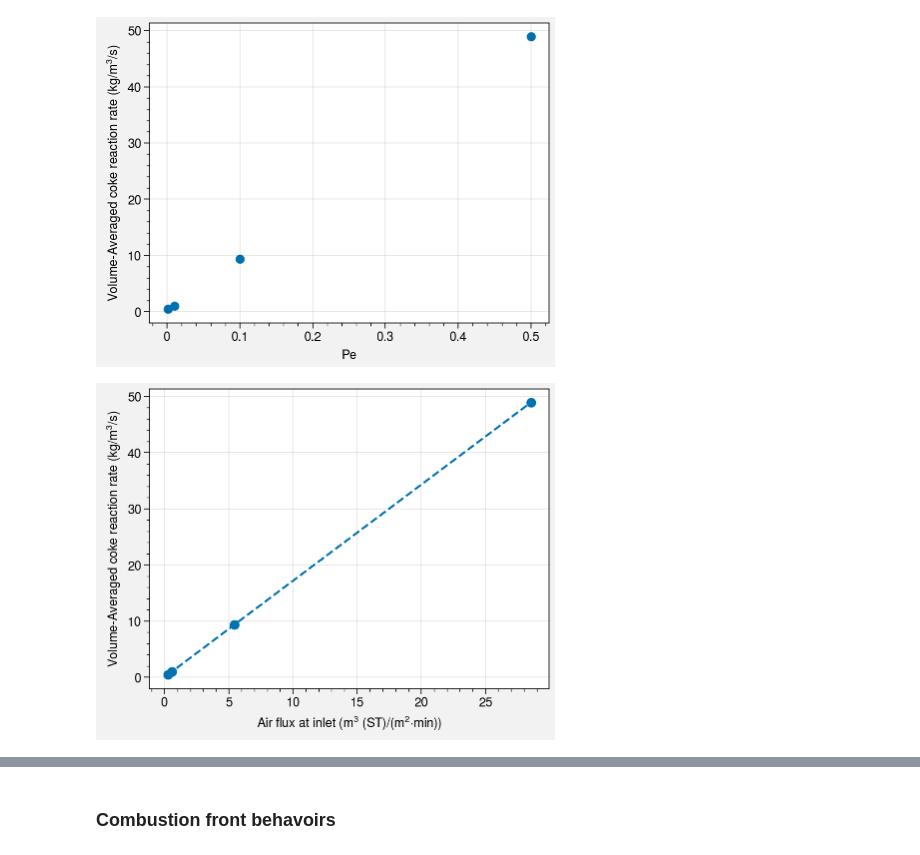
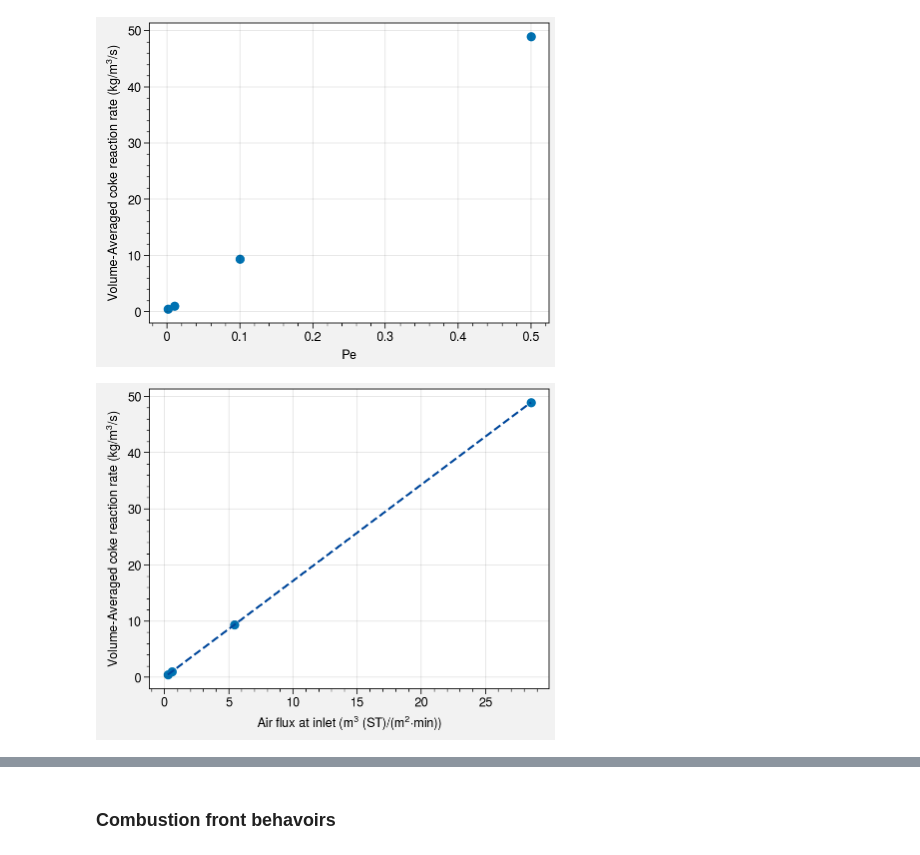
Before and after one commit to anoldfriend0718/openfoam, a Jupyter notebook: run/cokeCombustion/PeAnalysis/T773K/analysisPeEffect.ipynb, the cells around one changed output, grey strips where cells are left out. Saved outputs shown, nothing was run; the diff lists cells and outputs as text; code cells hidden in the pictures.

```diff
--- a/run/cokeCombustion/PeAnalysis/T773K/analysisPeEffect.ipynb
+++ b/run/cokeCombustion/PeAnalysis/T773K/analysisPeEffect.ipynb
@@ -163,8 +151,25 @@ total_O2_flux_ST_volume=[ flux/O2Fraction/rhoST/area*60 for flux in total_O2_flu
 # %%
+total_O2_flux_case_Pe1_3=list(df_O2_flux_at_inlet_case_Pe1_3[df_O2_flux_at_inlet_case_Pe1_3["time"]==float(max_t_case_Pe1_3)]["total_flux"])[0]
+total_O2_flux_case_Pe1_2=list(df_O2_flux_at_inlet_case_Pe1_2[df_O2_flux_at_inlet_case_Pe1_2["time"]==float(max_t_case_Pe1_2)]["total_flux"])[0]
+total_O2_flux_case_Pe1_1=list(df_O2_flux_at_inlet_case_Pe1_1[df_O2_flux_at_inlet_case_Pe1_1["time"]==float(max_t_case_Pe1_1)]["total_flux"])[0]
+total_O2_flux_case_Pe5_1=list(df_O2_flux_at_inlet_case_Pe5_1[df_O2_flux_at_inlet_case_Pe5_1["time"]==float(max_t_case_Pe5_1)]["total_flux"])[0]
+
+total_O2_fluxs=[total_O2_flux_case_Pe1_3,total_O2_flux_case_Pe1_2,total_O2_flux_case_Pe1_1,total_O2_flux_case_Pe5_1]
+
+O2Fraction=0.22
+rhoST=1.2758
+area=1*1200*pixelResolution #z 1m
+total_O2_flux_ST_volume=[ flux/O2Fraction/rhoST/area*60 for flux in total_O2_fluxs] #m3 (ST)/(m2 min)
+
 fig, ax = plot.subplots( aspect=(4, 3), axwidth=4)
-ax.plot(total_O2_flux_ST_volume,coke_rates,marker="o",ls="--")
+ax.scatter(total_O2_flux_ST_volume,coke_rates)
+
+coef = np.polyfit(total_O2_flux_ST_volume,coke_rates,1)
+poly1d_fn = np.poly1d(coef)
+ax.plot(total_O2_flux_ST_volume,poly1d_fn(total_O2_flux_ST_volume),ls="--",color=plot.scale_luminance('cerulean', 0.5))
+
 ax.format(xlabel="Air flux at inlet (m$^3$ (ST)/(m$^2$$\cdot$min))",
           ylabel="Volume-Averaged coke reaction rate (kg/m$^3$/s)")
 fig.savefig('./cokeReactionRate~AirFlux.jpg', dpi=600)
 # %% [output]
-[figure, old version]
+[figure, new version]
```
Also changed, not shown: parts of 4 cells of this notebook, 7 other files.
